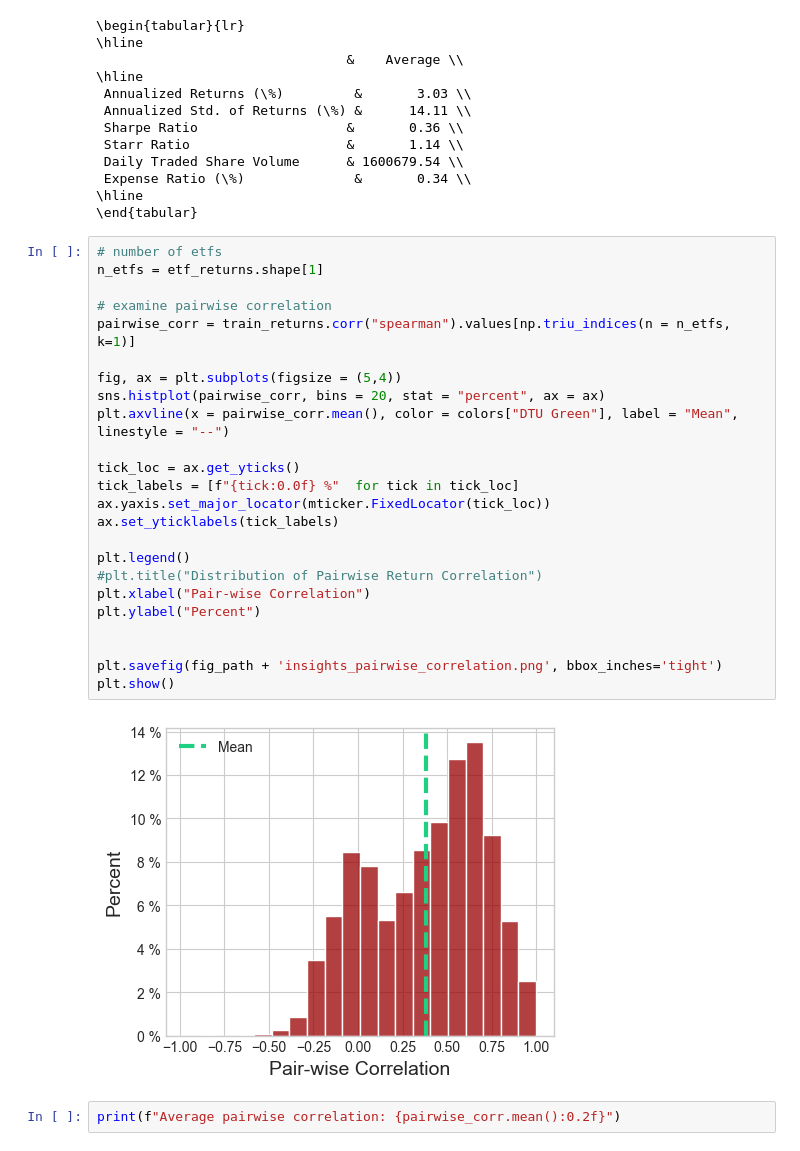
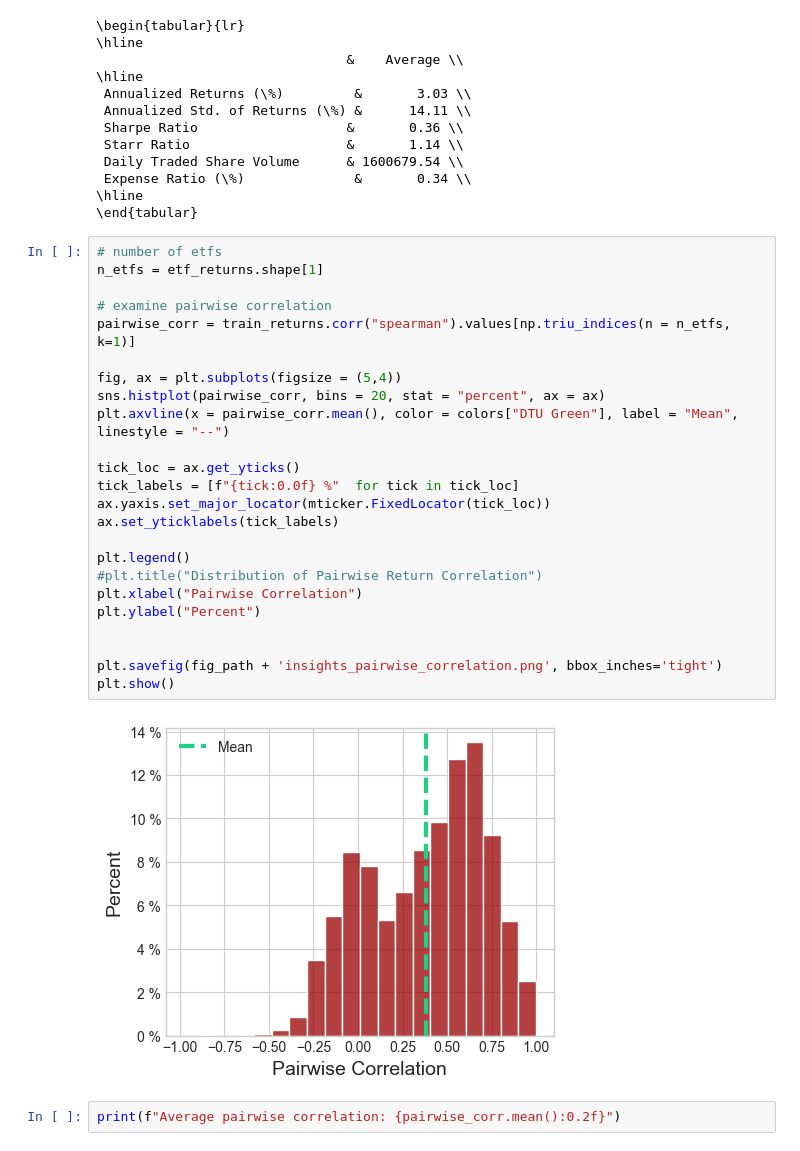
Before and after one commit to ingimundarson/DTU-Thesis, a Jupyter notebook: Code - Data Insights.ipynb, the cells around one changed output. Drawn from its saved outputs; the diff is of its cells as text.

```diff
--- a/Code - Data Insights.ipynb
+++ b/Code - Data Insights.ipynb
@@ -172,29 +172,29 @@ print(tabulate(tab, headers = "keys", floatfmt="0.2f", tablefmt = "latex"))
 # %%
 # number of etfs
 n_etfs = etf_returns.shape[1]
 
 # examine pairwise correlation
 pairwise_corr = train_returns.corr("spearman").values[np.triu_indices(n = n_etfs, k=1)]
 
 fig, ax = plt.subplots(figsize = (5,4))
 sns.histplot(pairwise_corr, bins = 20, stat = "percent", ax = ax)
 plt.axvline(x = pairwise_corr.mean(), color = colors["DTU Green"], label = "Mean", linestyle = "--")
 
 tick_loc = ax.get_yticks()
 tick_labels = [f"{tick:0.0f} %"  for tick in tick_loc]
 ax.yaxis.set_major_locator(mticker.FixedLocator(tick_loc))
 ax.set_yticklabels(tick_labels)
 
 plt.legend()
 #plt.title("Distribution of Pairwise Return Correlation")
-plt.xlabel("Pair-wise Correlation")
+plt.xlabel("Pairwise Correlation")
 plt.ylabel("Percent")
 
 
 plt.savefig(fig_path + 'insights_pairwise_correlation.png', bbox_inches='tight')
 plt.show()
 # %% [output]
-[figure, old version]
+[figure, new version]
 # %%
 print(f"Average pairwise correlation: {pairwise_corr.mean():0.2f}")
 # %% [output]
```
Also changed, not shown: 33 other files.
